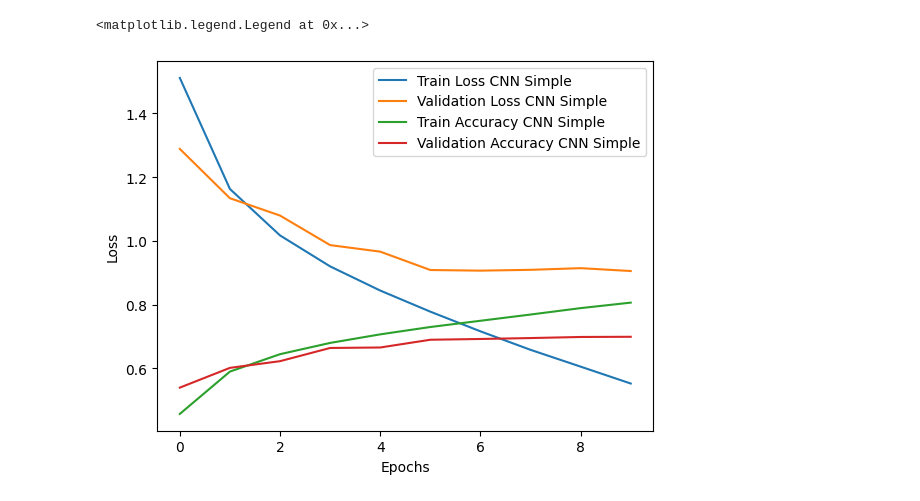
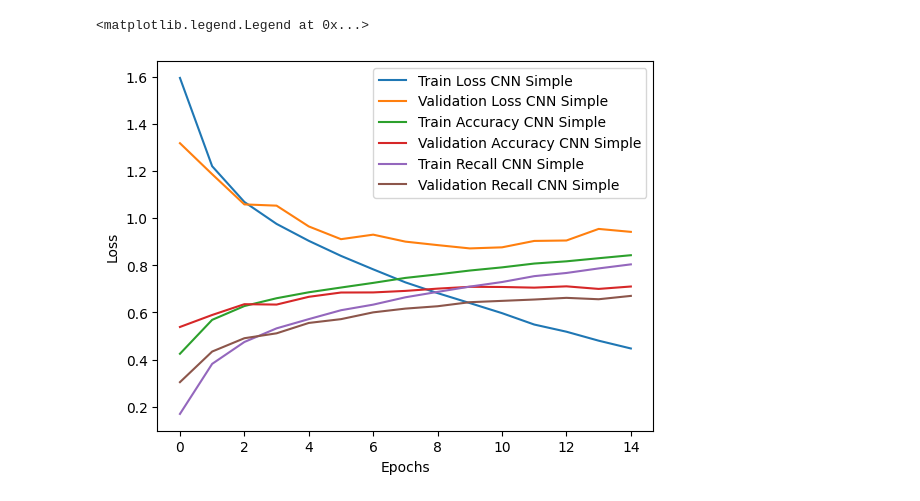
Before and after one commit to 6666mon/IA02-Projet, a Jupyter notebook: partie1.ipynb, the cells around one changed output. Drawn from its saved outputs; the diff is of its cells as text; code cells hidden in the pictures.

```diff
--- a/partie1.ipynb
+++ b/partie1.ipynb
@@ -115,7 +211,7 @@ Dense(128, activation='relu'), # Couche Fully Connected
 Dense(10, activation='softmax') # Couche de sortie (10 classes)
 ])
 
-model.compile(optimizer='adam', loss='categorical_crossentropy', metrics=['accuracy'])
+model.compile(optimizer='adam', loss='categorical_crossentropy', metrics=['accuracy','recall'])
 model.summary()
 early_stopping = EarlyStopping(monitor='val_loss', patience=5, restore_best_weights=True)
 # %% [output]
@@ -189,7 +363,7 @@ model_3.summary()
 history_1 = model.fit(
     x_train, y_train_c,
     validation_data=(x_val, y_val_c),
-    epochs=10,
+    epochs=22,
     batch_size=64,
     callbacks=[early_stopping]
 )
@@ -198,6 +372,8 @@ plt.plot(history_1.history['loss'], label='Train Loss CNN Simple')
 plt.plot(history_1.history['val_loss'], label='Validation Loss CNN Simple')
 plt.plot(history_1.history['accuracy'], label='Train Accuracy CNN Simple')
 plt.plot(history_1.history['val_accuracy'], label='Validation Accuracy CNN Simple')
+plt.plot(history_1.history['recall'], label='Train Recall CNN Simple')
+plt.plot(history_1.history['val_recall'], label='Validation Recall CNN Simple')
 plt.xlabel('Epochs')
 plt.ylabel('Loss')
 plt.legend()
@@ -225,5 +398,5 @@ Epoch 10/10
 <matplotlib.legend.Legend at 0x...>
-[figure, old version]
+[figure, new version]
 # %%
 # Entraînement model_2
 history_intermediate = model_2.fit(
```
Also changed, not shown: parts of 18 cells of this notebook.
